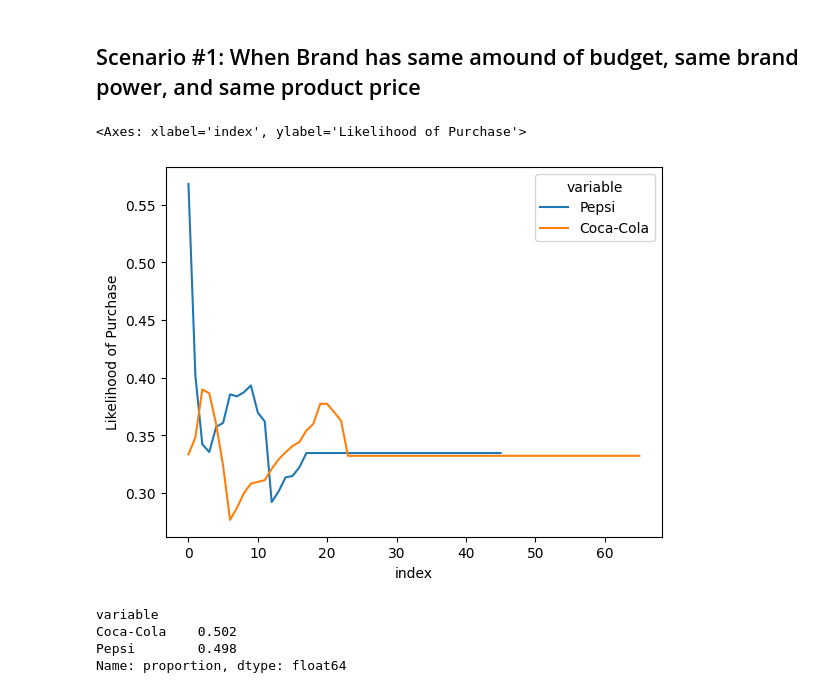
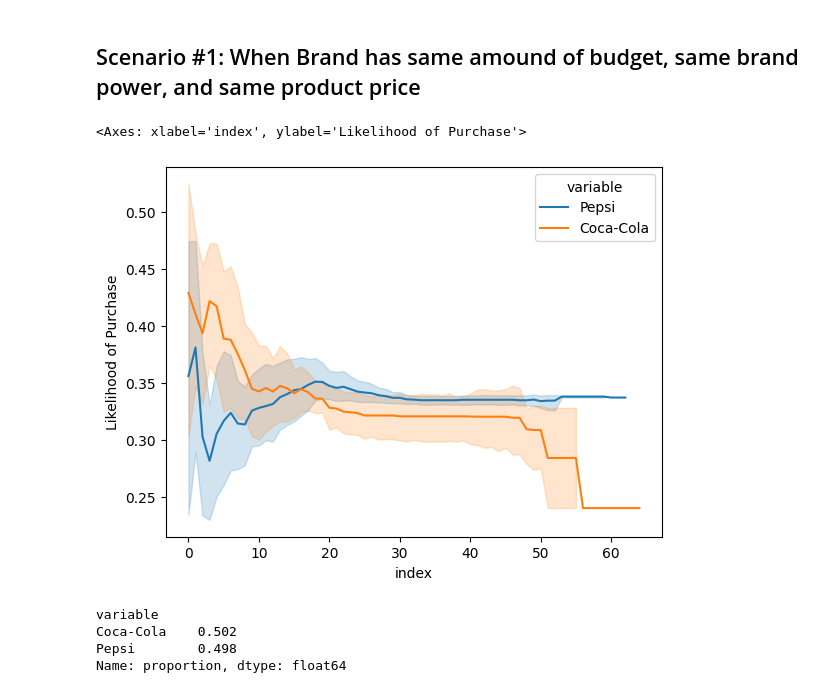
Before and after one commit to arnoldchung/Advertising, a Jupyter notebook: advertising.ipynb, the cells around one changed output. Saved outputs shown, nothing was run; the diff lists cells and outputs as text; code cells hidden in the pictures.

```diff
--- a/advertising.ipynb
+++ b/advertising.ipynb
@@ -222,10 +222,11 @@ number_of_simulations = 100000
 duo1 = simulate(customers, brands, number_of_simulations)
 # %%
 duo1_ = visualize(duo1)
-sns.lineplot(x="index", y="Likelihood of Purchase", data=duo1_[duo1_["customer_brand"] == "9-0"], hue = "variable")
+customer_brand_lst = np.random.choice(duo1_["customer_brand"].unique(), 10)
+sns.lineplot(x="index", y="Likelihood of Purchase", data=duo1_[duo1_["customer_brand"].isin(customer_brand_lst)], hue = "variable")
 # %% [output]
 <Axes: xlabel='index', ylabel='Likelihood of Purchase'>
-[figure, old version]
+[figure, new version]
 # %%
 last_pref = duo1.drop_duplicates(["Customer", "Brand", "variable"], keep = "last").sort_values(by = ["Customer", "Brand", "Likelihood of Purchase"], ascending = [True, True, False]).reset_index(drop = True).drop_duplicates(["Customer"], keep = "first")
 last_pref["variable"].value_counts(normalize = True)
```
Also changed, not shown: parts of 7 cells of this notebook, 2 other files.
